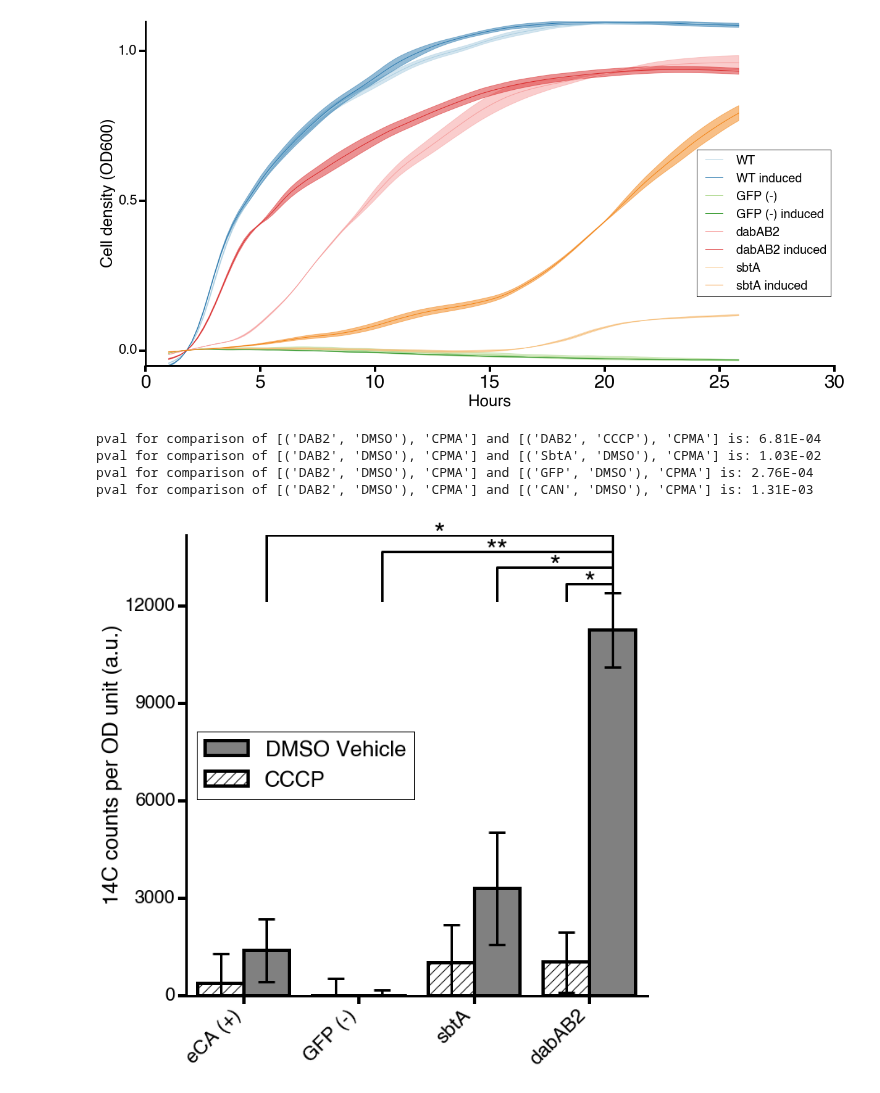
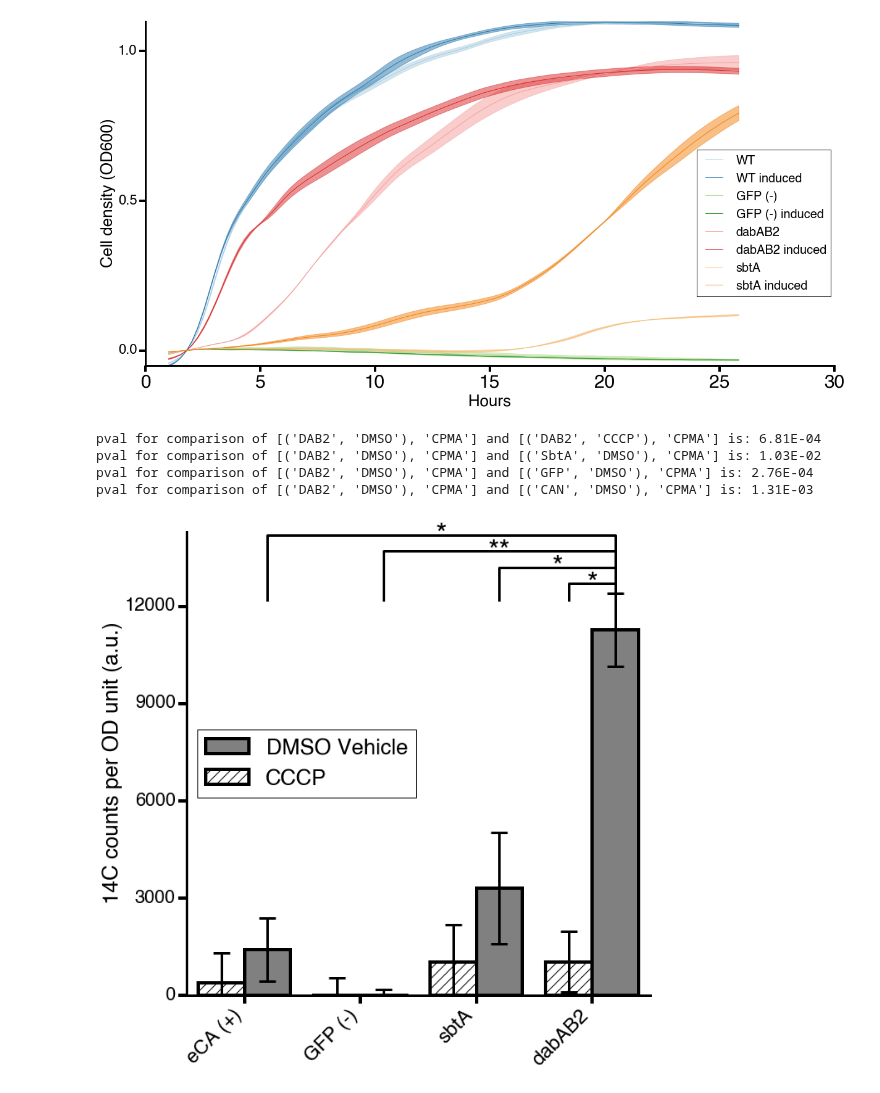
Before and after one commit to jackdesmarais/DabTransporterPaper, a Jupyter notebook: scripts/figure 3 CAFree complementation by DAB.ipynb, the cells around one changed output. Cells and saved outputs as stored; diff of their text form; code cells hidden in the pictures.

```diff
--- a/scripts/figure 3 CAFree complementation by DAB.ipynb
+++ b/scripts/figure 3 CAFree complementation by DAB.ipynb
@@ -627,35 +627,35 @@ plt.xticks(xs, ticks, rotation=45, fontsize=24, ha='right')
 plt.tick_params(axis='both', direction='out', bottom='on', left='on', top='off', right='off',
                     length=10, width=4)
 plt.yticks(np.arange(0, 12001, 3000), fontsize=22)
-plt.ylim(0.0, 14200)
+plt.ylim(0.0, 14300)
 
 plt.legend(fontsize=26,loc=6)
 #     plt.title('Blanked bicarbonate uptake')
 plt.ylabel('14C counts per OD unit (a.u.)')
 
 # Hide the right and top spines
 ax.spines['right'].set_visible(False)
 ax.spines['top'].set_visible(False)
 
 # Only show ticks on the left and bottom spines
 ax.yaxis.set_ticks_position('left')
 ax.xaxis.set_ticks_position('bottom')
 
 #     change axis weight
 ax.spines['left'].set_linewidth(3)
 ax.spines['bottom'].set_linewidth(3)
 
 
 #     print(unstackedStds)
 #     print(unstackedMeans)
 
 
 plt.savefig('fig3/fig3C.eps',format='eps',bbox_inches='tight')
 
 plt.show()
 # %% [output]
 pval for comparison of [('DAB2', 'DMSO'), 'CPMA'] and [('DAB2', 'CCCP'), 'CPMA'] is: 6.81E-04
 pval for comparison of [('DAB2', 'DMSO'), 'CPMA'] and [('SbtA', 'DMSO'), 'CPMA'] is: 1.03E-02
 pval for comparison of [('DAB2', 'DMSO'), 'CPMA'] and [('GFP', 'DMSO'), 'CPMA'] is: 2.76E-04
 pval for comparison of [('DAB2', 'DMSO'), 'CPMA'] and [('CAN', 'DMSO'), 'CPMA'] is: 1.31E-03
-[figure, old version]
+[figure, new version]
```
